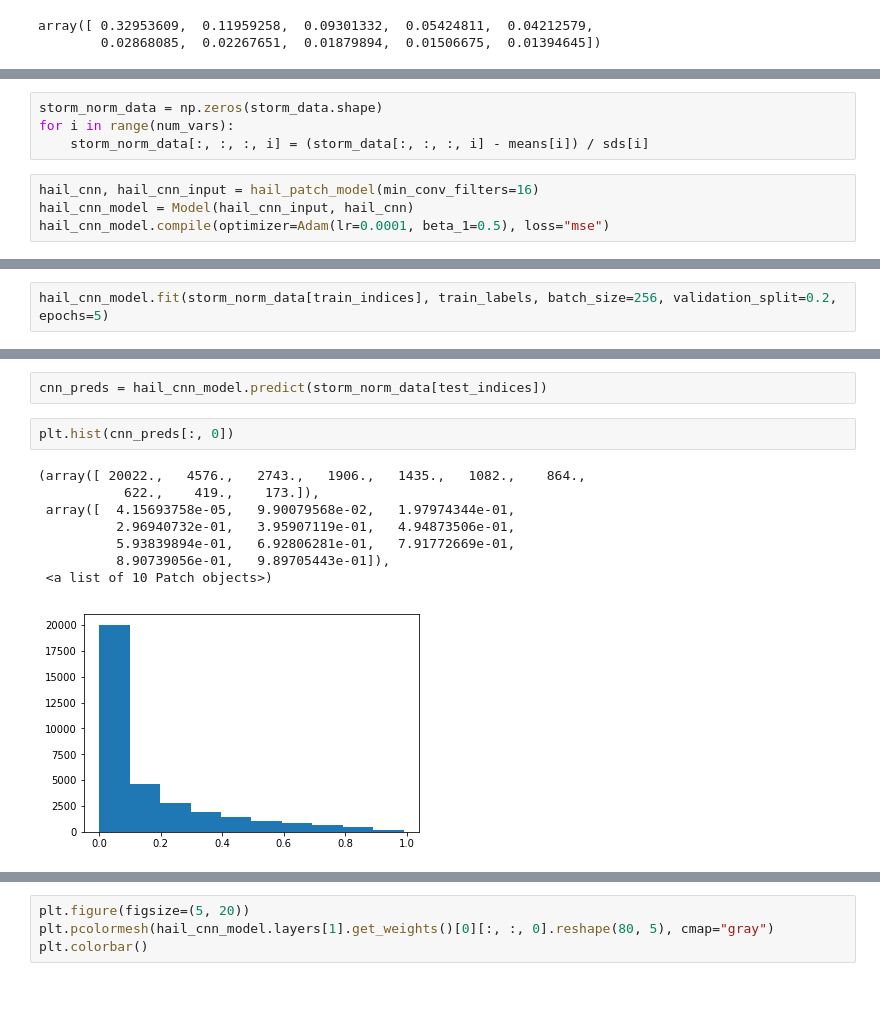
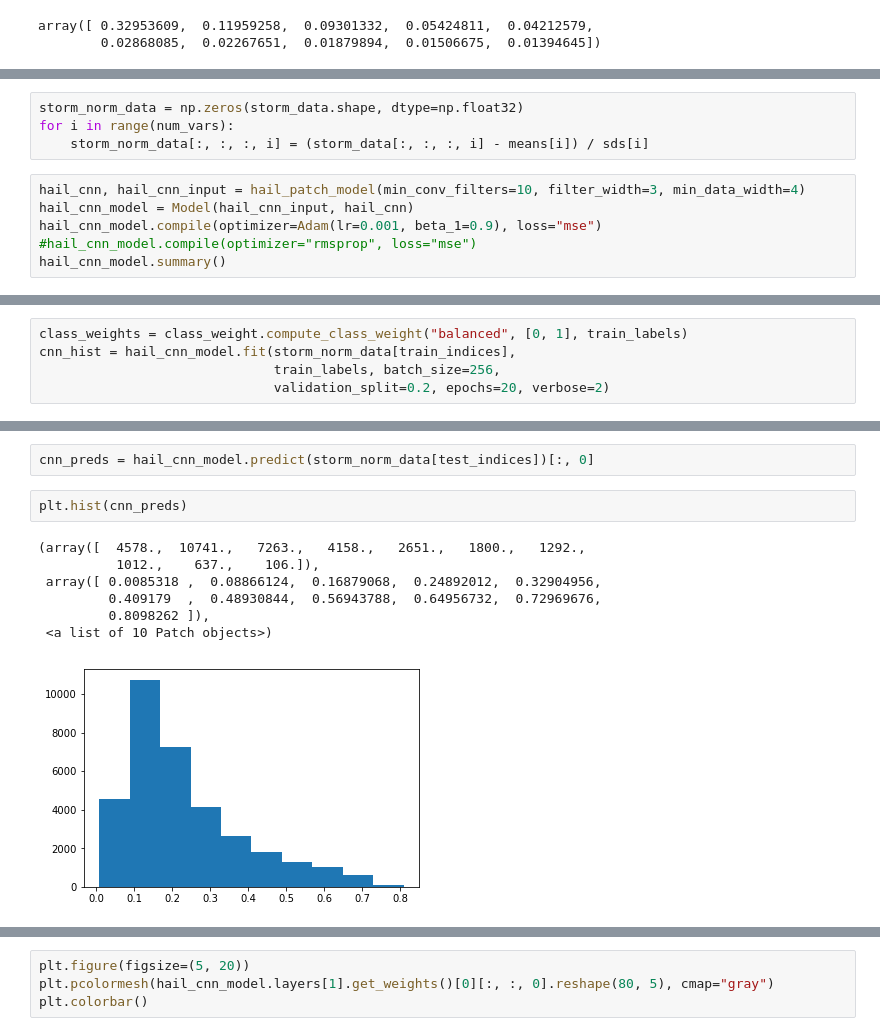
Before and after one commit to djgagne/deepsky, a Jupyter notebook: notebooks/StormPatchHail.ipynb, the cells around one changed output, grey strips where cells are left out. Drawn from its saved outputs; the diff is of its cells as text; blank space fills up the shorter version.

Commit message:
Updated notebook with better hail prediction results

```diff
--- a/notebooks/StormPatchHail.ipynb
+++ b/notebooks/StormPatchHail.ipynb
@@ -549,10 +520,12 @@ def hail_patch_model(input_size=(64, 64, 6), filter_width=5, min_data_width=4,
     model = Activation("sigmoid")(model)
     return model, image_input
 # %%
-storm_norm_data = np.zeros(storm_data.shape)
+storm_norm_data = np.zeros(storm_data.shape, dtype=np.float32)
 for i in range(num_vars):
     storm_norm_data[:, :, :, i] = (storm_data[:, :, :, i] - means[i]) / sds[i]
 # %%
-hail_cnn, hail_cnn_input = hail_patch_model(min_conv_filters=16)
+hail_cnn, hail_cnn_input = hail_patch_model(min_conv_filters=10, filter_width=3, min_data_width=4)
 hail_cnn_model = Model(hail_cnn_input, hail_cnn)
-hail_cnn_model.compile(optimizer=Adam(lr=0.0001, beta_1=0.5), loss="mse")
+hail_cnn_model.compile(optimizer=Adam(lr=0.001, beta_1=0.9), loss="mse")
+#hail_cnn_model.compile(optimizer="rmsprop", loss="mse")
+hail_cnn_model.summary()
@@ -559,3 +554,6 @@ hail_cnn_model.compile(optimizer=Adam(lr=0.0001, beta_1=0.5), loss="mse")
 # %%
-hail_cnn_model.fit(storm_norm_data[train_indices], train_labels, batch_size=256, validation_split=0.2, epochs=5)
+class_weights = class_weight.compute_class_weight("balanced", [0, 1], train_labels)
+cnn_hist = hail_cnn_model.fit(storm_norm_data[train_indices],
+                              train_labels, batch_size=256,
+                              validation_split=0.2, epochs=20, verbose=2)
 # %% [output]
@@ -574,13 +580,12 @@ Epoch 5/5
 # %%
-cnn_preds = hail_cnn_model.predict(storm_norm_data[test_indices])
+cnn_preds = hail_cnn_model.predict(storm_norm_data[test_indices])[:, 0]
 # %%
-plt.hist(cnn_preds[:, 0])
+plt.hist(cnn_preds)
 # %% [output]
-(array([ 20022.,   4576.,   2743.,   1906.,   1435.,   1082.,    864.,
-           622.,    419.,    173.]),
- array([  4.15693758e-05,   9.90079568e-02,   1.97974344e-01,
-          2.96940732e-01,   3.95907119e-01,   4.94873506e-01,
-          5.93839894e-01,   6.92806281e-01,   7.91772669e-01,
-          8.90739056e-01,   9.89705443e-01]),
+(array([  4578.,  10741.,   7263.,   4158.,   2651.,   1800.,   1292.,
+          1012.,    637.,    106.]),
+ array([ 0.0085318 ,  0.08866124,  0.16879068,  0.24892012,  0.32904956,
+         0.409179  ,  0.48930844,  0.56943788,  0.64956732,  0.72969676,
+         0.8098262 ]),
  <a list of 10 Patch objects>)
-[figure, old version]
+[figure, new version]
```
Also changed, not shown: parts of 45 cells of this notebook.
